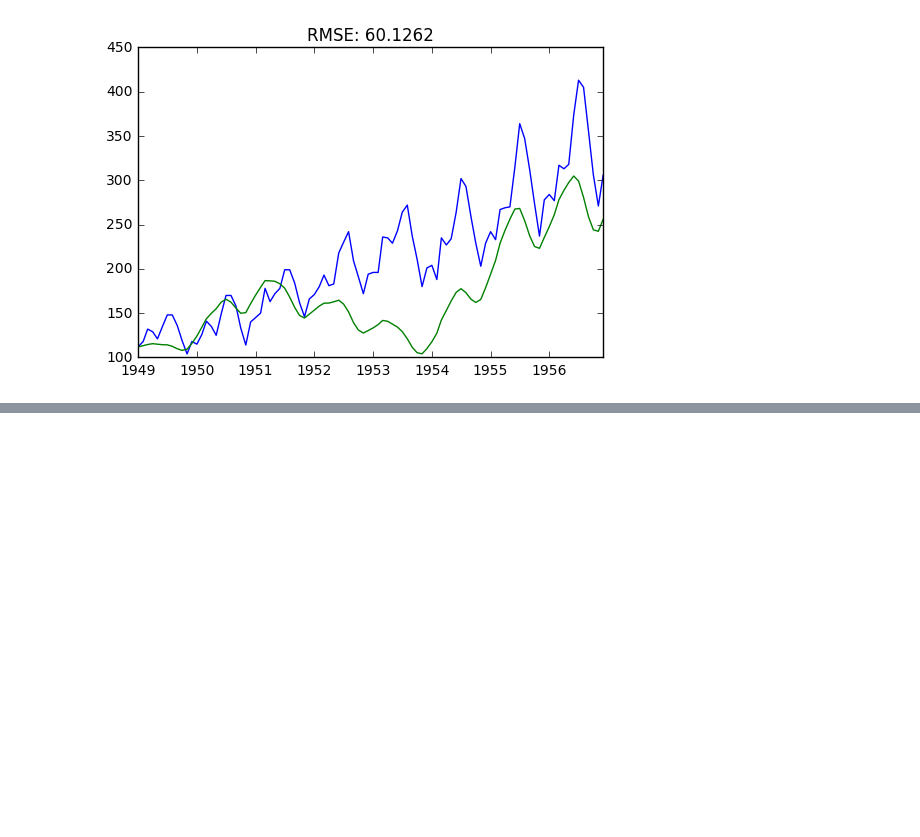
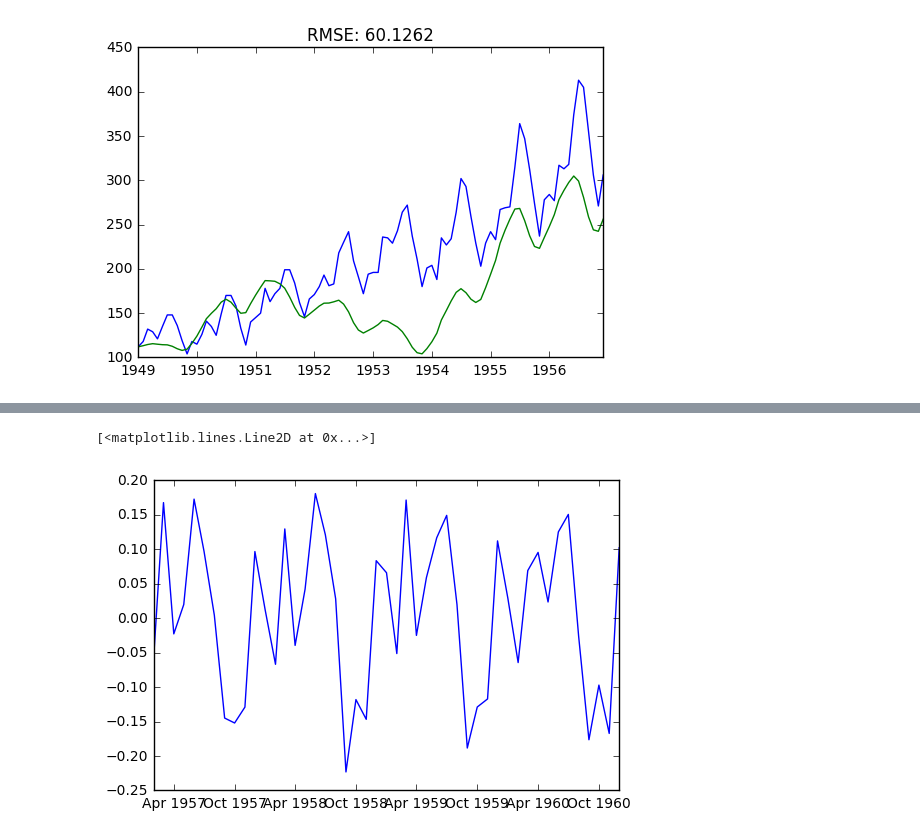
Before and after one commit to smolina74/timeseries, a Jupyter notebook: machine_learning/time series with training and test set.ipynb, the cells around one changed output, grey strips where cells are left out. Saved outputs shown, nothing was run; the diff lists cells and outputs as text; code cells hidden in the pictures; blank space fills up the shorter version.

```diff
--- a/machine_learning/time series with training and test set.ipynb
+++ b/machine_learning/time series with training and test set.ipynb
@@ -150,0 +159,7 @@ plt.title('RMSE: %.4f'% np.sqrt(sum((predictions_ARIMA-train)**2)/len(train)))
+# %%
+test_log_diff = test_log - test_log.shift()
+test_log_diff.dropna(inplace=True)
+plt.plot(test_log_diff)
+# %% [output]
+[<matplotlib.lines.Line2D at 0x...>]
+[figure, added]
```
Also changed, not shown: parts of 5 cells of this notebook.
